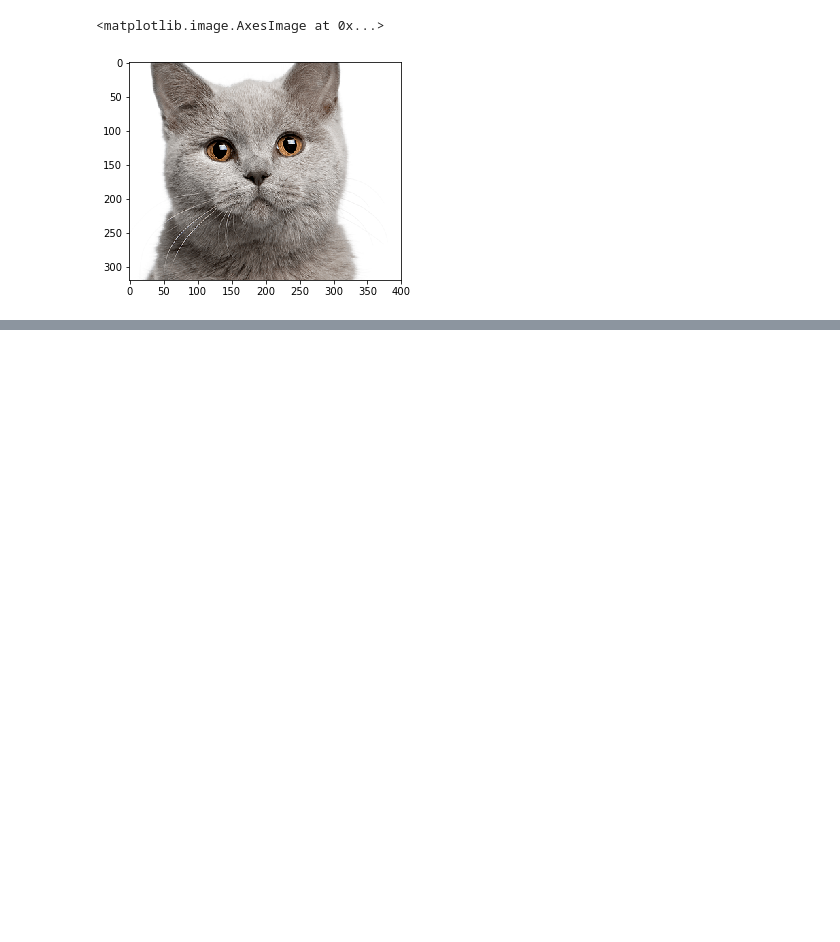
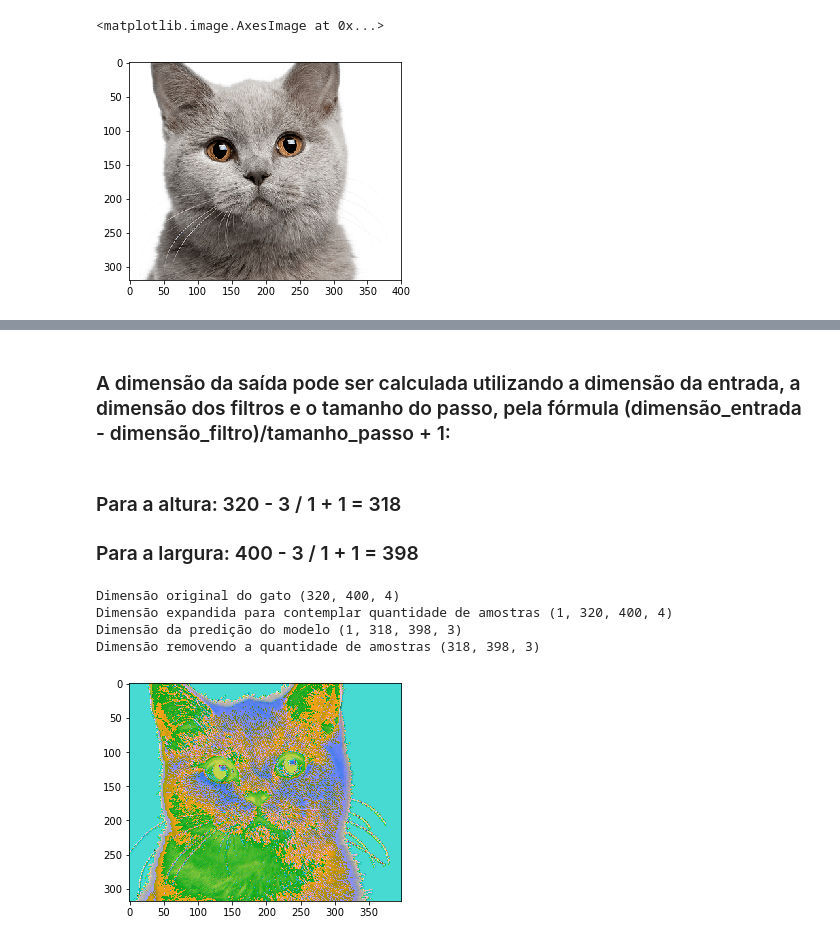
Before and after one commit to pvcastro/deeplearningufg, a Jupyter notebook: Lista Semana 4/procure_o_gato_com_cnn.ipynb, the cells around one changed output, grey strips where cells are left out. Drawn from its saved outputs; the diff is of its cells as text; code cells hidden in the pictures; blank space fills up the shorter version.

Commit message:
Adicionando comentários no notebook do gato

```diff
--- a/Lista Semana 4/procure_o_gato_com_cnn.ipynb
+++ b/Lista Semana 4/procure_o_gato_com_cnn.ipynb
@@ -27,0 +55,10 @@ conv_cat = model.predict(cat_batch)
+# %%
+def visualize_cat(model, cat):
+    print("Dimensão original do gato", cat.shape)
+    cat_batch = np.expand_dims(cat,axis=0)
+    print("Dimensão expandida para contemplar quantidade de amostras", cat_batch.shape)
+    conv_cat = model.predict(cat_batch)
+    print("Dimensão da predição do modelo", conv_cat.shape)
+    conv_cat = np.squeeze(conv_cat, axis=0)
+    print("Dimensão removendo a quantidade de amostras", conv_cat.shape)
+    plt.imshow(conv_cat)
@@ -27,0 +67,13 @@ conv_cat = model.predict(cat_batch)
+# %% [markdown]
+### A dimensão da saída pode ser calculada utilizando a dimensão da entrada, a dimensão dos filtros e o tamanho do passo, pela fórmula (dimensão_entrada - dimensão_filtro)/tamanho_passo + 1:
+# %% [markdown]
+### Para a altura:  320 - 3 / 1 + 1 = 318
+### Para a largura: 400 - 3 / 1 + 1 = 398
+# %%
+visualize_cat(model, cat)
+# %% [output]
+Dimensão original do gato (320, 400, 4)
+Dimensão expandida para contemplar quantidade de amostras (1, 320, 400, 4)
+Dimensão da predição do modelo (1, 318, 398, 3)
+Dimensão removendo a quantidade de amostras (318, 398, 3)
+[figure, added]
```
Also changed, not shown: parts of 51 cells of this notebook, 1 other file.
